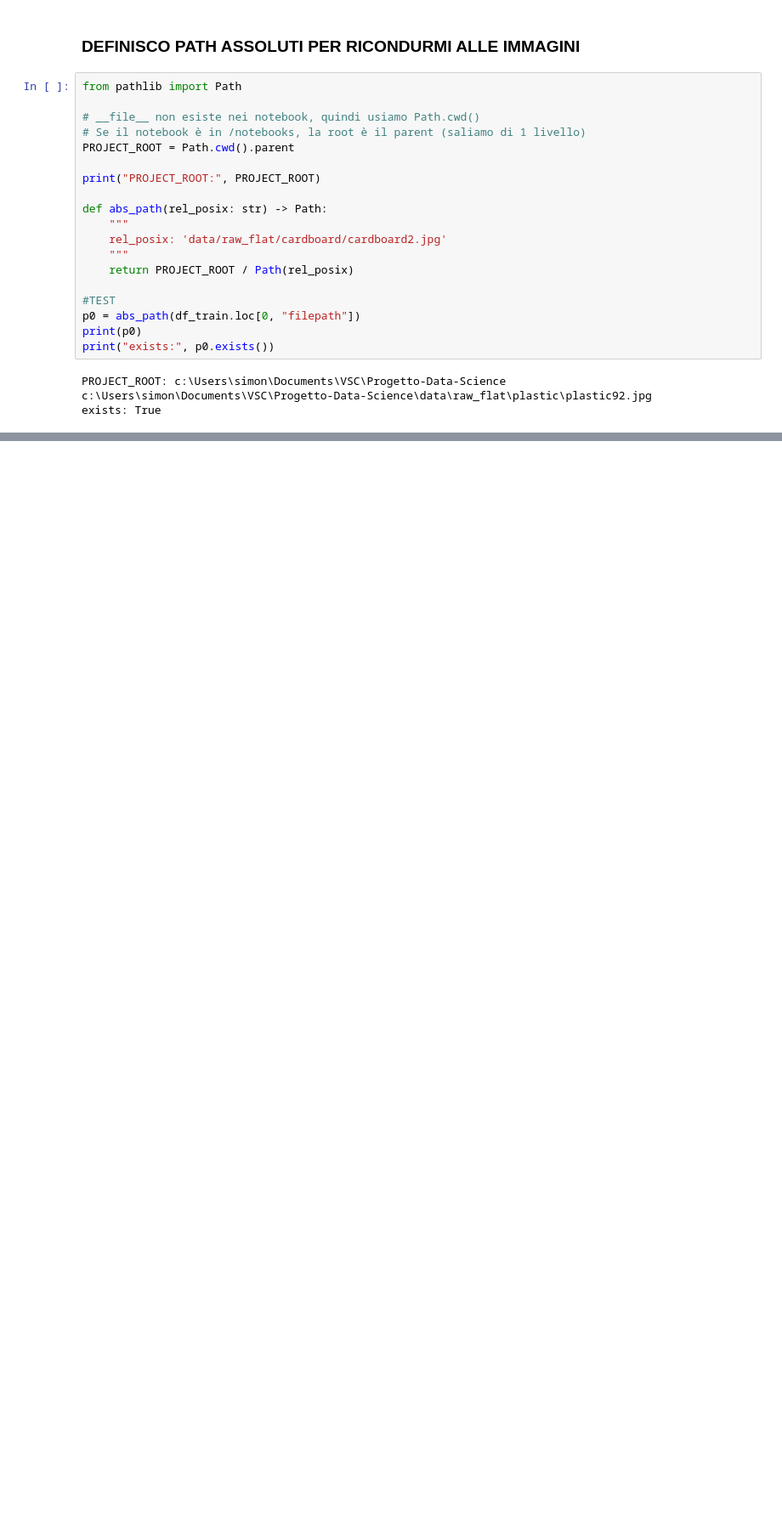
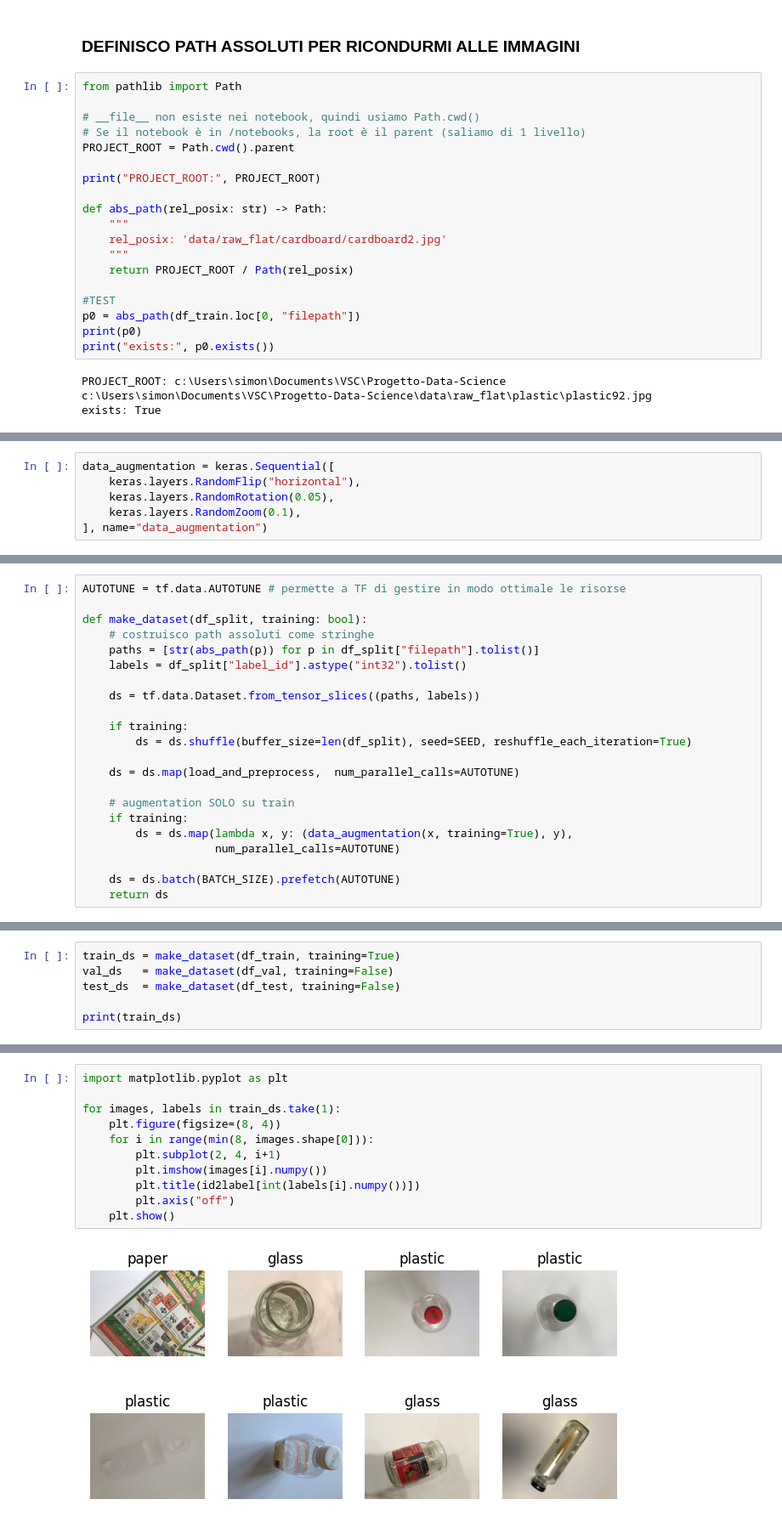
Before and after one commit to Benna02code/Progetto-Data-Science, a Jupyter notebook: notebooks/02_dataset_loader_from_db.ipynb, the cells around one changed output, grey strips where cells are left out. Shown at 85% size. Drawn from its saved outputs; the diff is of its cells as text; blank space fills up the shorter version.

```diff
--- a/notebooks/02_dataset_loader_from_db.ipynb
+++ b/notebooks/02_dataset_loader_from_db.ipynb
@@ -99,0 +148,6 @@ exists: True
+# %%
+data_augmentation = keras.Sequential([
+    keras.layers.RandomFlip("horizontal"),
+    keras.layers.RandomRotation(0.05),
+    keras.layers.RandomZoom(0.1),
+], name="data_augmentation")
@@ -99,0 +157,22 @@ exists: True
+# %%
+AUTOTUNE = tf.data.AUTOTUNE # permette a TF di gestire in modo ottimale le risorse
+
+def make_dataset(df_split, training: bool):
+    # costruisco path assoluti come stringhe
+    paths = [str(abs_path(p)) for p in df_split["filepath"].tolist()]
+    labels = df_split["label_id"].astype("int32").tolist()
+
+    ds = tf.data.Dataset.from_tensor_slices((paths, labels))
+
+    if training:
+        ds = ds.shuffle(buffer_size=len(df_split), seed=SEED, reshuffle_each_iteration=True)
+
+    ds = ds.map(load_and_preprocess,  num_parallel_calls=AUTOTUNE)
+
+    # augmentation SOLO su train
+    if training:
+        ds = ds.map(lambda x, y: (data_augmentation(x, training=True), y),
+                    num_parallel_calls=AUTOTUNE)
+
+    ds = ds.batch(BATCH_SIZE).prefetch(AUTOTUNE)
+    return ds
@@ -99,0 +181,6 @@ exists: True
+# %%
+train_ds = make_dataset(df_train, training=True)
+val_ds   = make_dataset(df_val, training=False)
+test_ds  = make_dataset(df_test, training=False)
+
+print(train_ds)
@@ -99,0 +191,13 @@ exists: True
+# %%
+import matplotlib.pyplot as plt
+
+for images, labels in train_ds.take(1):
+    plt.figure(figsize=(8, 4))
+    for i in range(min(8, images.shape[0])):
+        plt.subplot(2, 4, i+1)
+        plt.imshow(images[i].numpy())
+        plt.title(id2label[int(labels[i].numpy())])
+        plt.axis("off")
+    plt.show()
+# %% [output]
+[figure, added]
```
Also changed, not shown: parts of 11 cells of this notebook.
